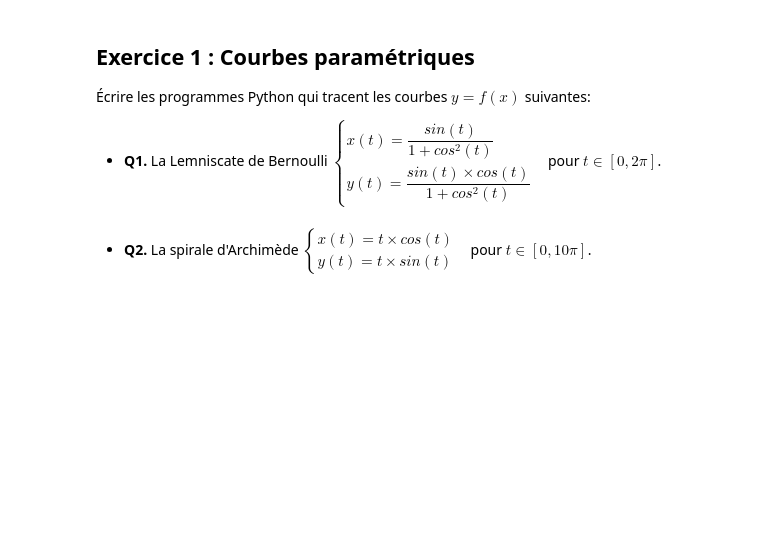
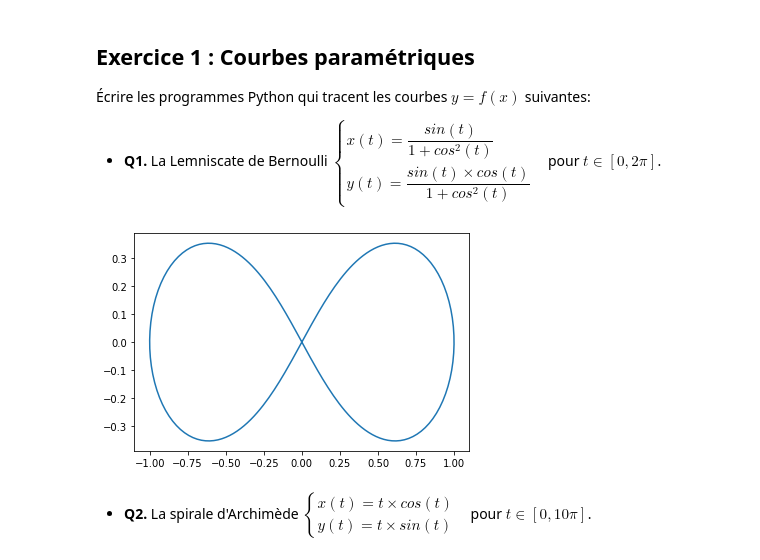
Before and after one commit to CodeTunisia/PysNum2022, a Jupyter notebook: jour1/Exercices.ipynb, the cells around one changed output. Cells and saved outputs as stored; diff of their text form; code cells hidden in the pictures; blank space fills up the shorter version.

```diff
--- a/jour1/Exercices.ipynb
+++ b/jour1/Exercices.ipynb
@@ -20,3 +18,12 @@ y(t) =\dfrac{sin(t) \times cos(t)}{1 + cos^2(t)}&
+# %%
+# Lemniscate de Bernoulli
+t = np.linspace(0, 2*np.pi, 200)
+x = np.sin(t)/(1+np.cos(t)**2)
+y = x * np.cos(t)
+plt.plot(x, y)
+plt.show()
+# %% [output]
+[figure, added]
 # %% [markdown]
 * **Q2.** La spirale d'Archimède $
 \left\{
```
Also changed, not shown: parts of 7 cells of this notebook.
